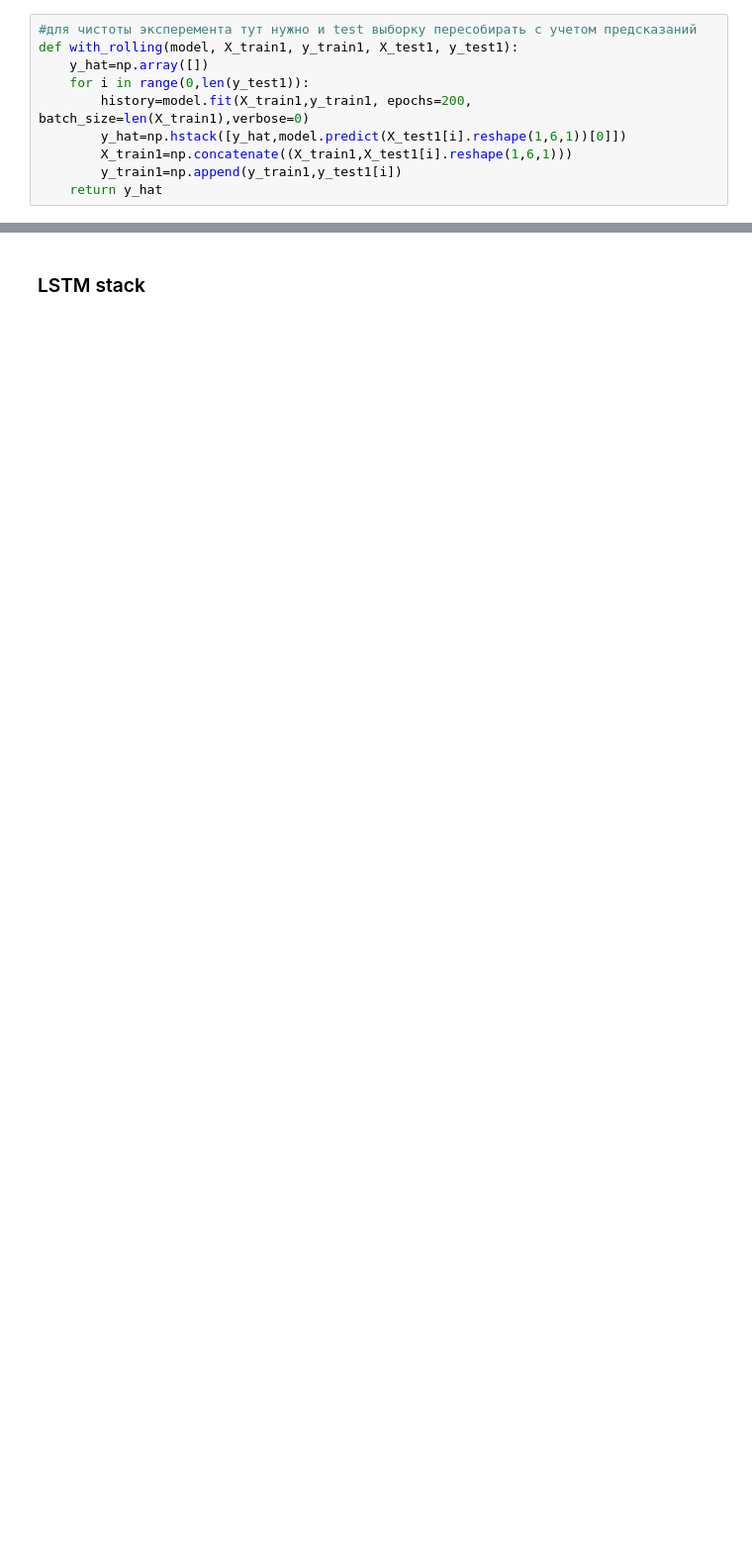
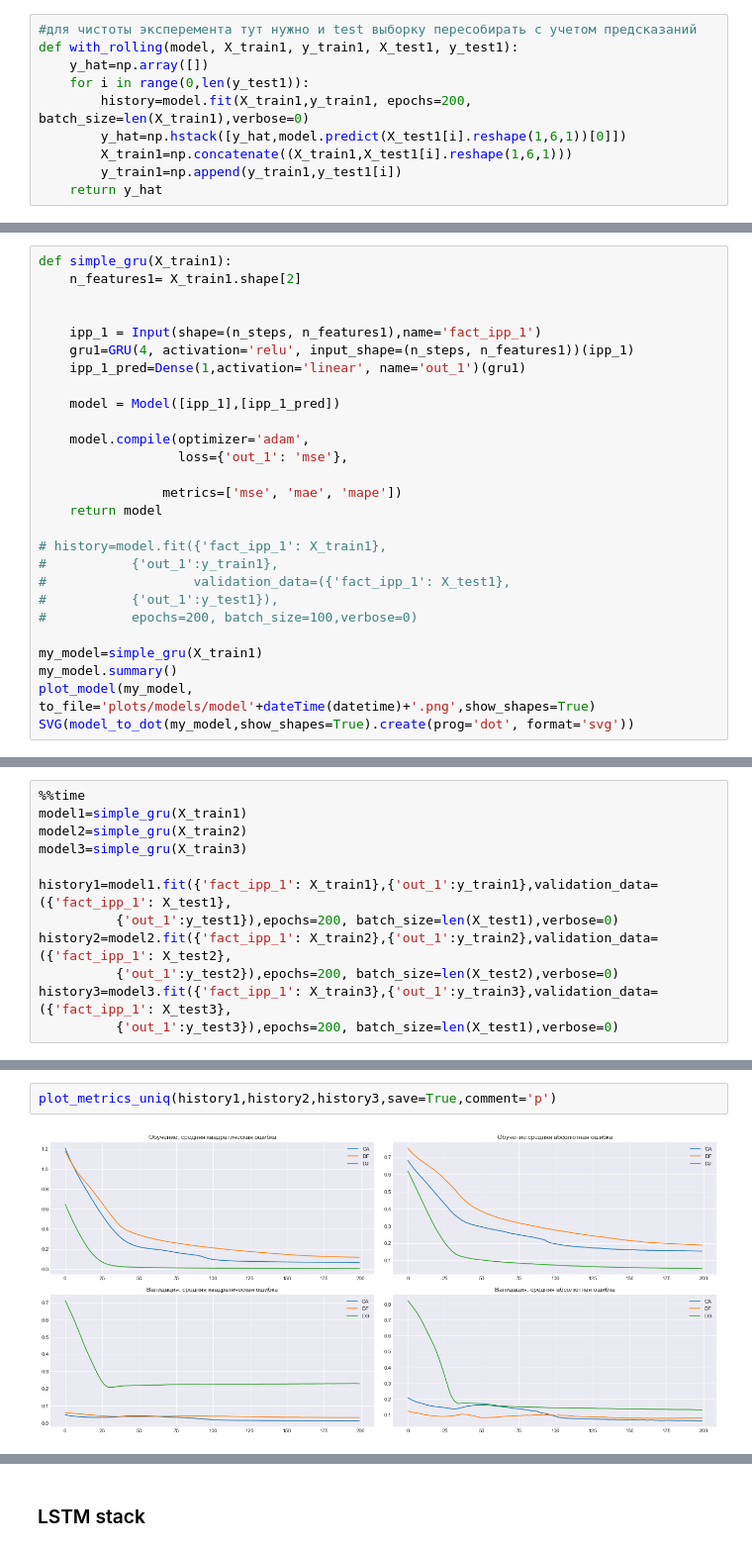
Before and after one commit to KosarevVS/stacks-for-TS, a Jupyter notebook: main_model.ipynb, the cells around one changed output, grey strips where cells are left out. Shown at 99% size. Saved outputs shown, nothing was run; the diff lists cells and outputs as text; blank space fills up the shorter version.

```diff
--- a/main_model.ipynb
+++ b/main_model.ipynb
@@ -223,0 +240,27 @@ hi1
+# %%
+def simple_gru(X_train1):
+    n_features1= X_train1.shape[2]
+
+
+    ipp_1 = Input(shape=(n_steps, n_features1),name='fact_ipp_1')
+    gru1=GRU(4, activation='relu', input_shape=(n_steps, n_features1))(ipp_1)
+    ipp_1_pred=Dense(1,activation='linear', name='out_1')(gru1)
+
+    model = Model([ipp_1],[ipp_1_pred])
+
+    model.compile(optimizer='adam',
+                  loss={'out_1': 'mse'},
+
+                metrics=['mse', 'mae', 'mape'])
+    return model
+
+# history=model.fit({'fact_ipp_1': X_train1},
+#           {'out_1':y_train1},
+#                   validation_data=({'fact_ipp_1': X_test1},
+#           {'out_1':y_test1}),
+#           epochs=200, batch_size=100,verbose=0)
+
+my_model=simple_gru(X_train1)
+my_model.summary()
+plot_model(my_model, to_file='plots/models/model'+dateTime(datetime)+'.png',show_shapes=True)
+SVG(model_to_dot(my_model,show_shapes=True).create(prog='dot', format='svg'))
@@ -223,0 +287,12 @@ hi1
+# %%
+%%time
+model1=simple_gru(X_train1)
+model2=simple_gru(X_train2)
+model3=simple_gru(X_train3)
+
+history1=model1.fit({'fact_ipp_1': X_train1},{'out_1':y_train1},validation_data=({'fact_ipp_1': X_test1},
+          {'out_1':y_test1}),epochs=200, batch_size=len(X_test1),verbose=0)
+history2=model2.fit({'fact_ipp_1': X_train2},{'out_1':y_train2},validation_data=({'fact_ipp_1': X_test2},
+          {'out_1':y_test2}),epochs=200, batch_size=len(X_test2),verbose=0)
+history3=model3.fit({'fact_ipp_1': X_train3},{'out_1':y_train3},validation_data=({'fact_ipp_1': X_test3},
+          {'out_1':y_test3}),epochs=200, batch_size=len(X_test1),verbose=0)
@@ -223,0 +302,4 @@ hi1
+# %%
+plot_metrics_uniq(history1,history2,history3,save=True,comment='p')
+# %% [output]
+[figure, added]
```
Also changed, not shown: parts of 69 cells of this notebook, 1 other file.
